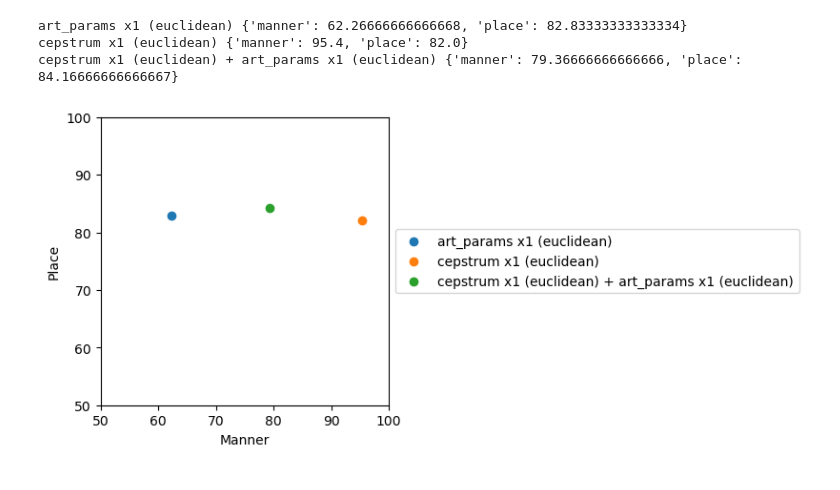
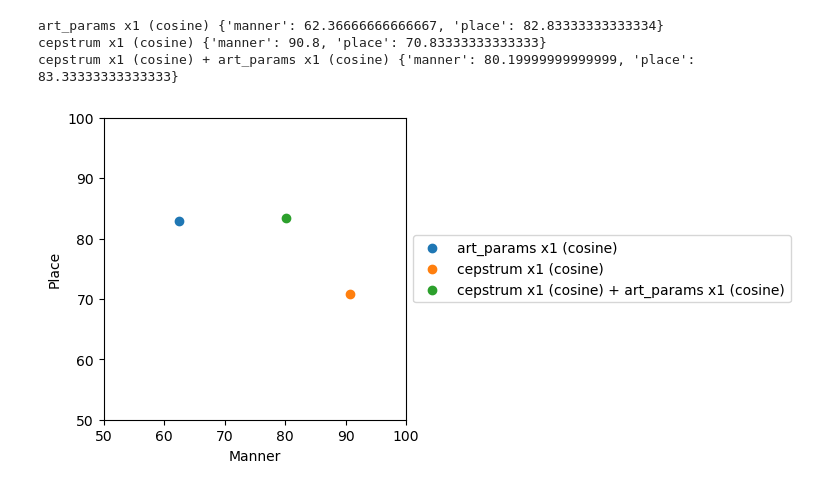
Before and after one commit to georgesma/agent, a Jupyter notebook: extras/abx_matrix.ipynb, the cells around one changed output. Cells and saved outputs as stored; diff of their text form; code cells hidden in the pictures.

```diff
--- a/extras/abx_matrix.ipynb
+++ b/extras/abx_matrix.ipynb
@@ -9,26 +9,27 @@ from lib.dataset_wrapper import Dataset
 from lib import abx_utils
 # %%
 DATASETS_NAME = ["pb2007"]
+DISTANCE_TYPE = "cosine"
 DISTANCES = [
     {
         "art_params": {
-            "metric": "euclidean",
+            "metric": DISTANCE_TYPE,
             "weight": 1,
         },
     },
     {
         "cepstrum": {
-            "metric": "euclidean",
+            "metric": DISTANCE_TYPE,
             "weight": 1,
         },
     },
     {
         "cepstrum": {
-            "metric": "euclidean",
+            "metric": DISTANCE_TYPE,
             "weight": 1,
         },
         "art_params": {
-            "metric": "euclidean",
+            "metric": DISTANCE_TYPE,
             "weight": 1,
         },
     },
@@ -80,29 +81,33 @@ for distance_signature, abx_matrix in abx_matrices.items():
 # %%
 colors = {
-    "art_params x1 (euclidean)": "tab:blue",
-    "cepstrum x1 (euclidean)": "tab:orange",
-    "cepstrum x1 (euclidean) + art_params x1 (euclidean)": "tab:green",
+    "art_params x1 (%s)" % DISTANCE_TYPE: "tab:blue",
+    "cepstrum x1 (%s)" % DISTANCE_TYPE: "tab:orange",
+    "cepstrum x1 (%s) + art_params x1 (%s)" % (DISTANCE_TYPE, DISTANCE_TYPE): "tab:green",
 }
 
-plt.figure(dpi=100)
+for dataset_name in DATASETS_NAME:
+    dataset = Dataset(dataset_name)
+    consonant_groups = dataset.phones_infos["consonant_groups"]
 
-ax = plt.subplot(aspect="equal")
-ax.set_xlim(50, 100)
-ax.set_ylim(50, 100)
-ax.set_xlabel("Manner")
-ax.set_ylabel("Place")
+    plt.figure(dpi=100)
 
-# ax.set_title(distance_signature)
+    ax = plt.subplot(aspect="equal")
+    ax.set_xlim(50, 100)
+    ax.set_ylim(50, 100)
+    ax.set_xlabel("Manner")
+    ax.set_ylabel("Place")
 
-for distance_signature, abx_matrix in abx_matrices.items():
-    groups_score = abx_utils.get_groups_score(consonants, abx_matrix, consonant_groups)
-    print(distance_signature, groups_score)
-    ax.scatter(groups_score["manner"], groups_score["place"], c=colors[distance_signature], label=distance_signature)
+    # ax.set_title(distance_signature)
 
-ax.legend(loc='center left', bbox_to_anchor=(1, 0.5))
-plt.show()
+    for distance_signature, abx_matrix in abx_matrices.items():
+        groups_score = abx_utils.get_groups_score(consonants, abx_matrix, consonant_groups)
+        print(distance_signature, groups_score)
+        ax.scatter(groups_score["manner"], groups_score["place"], c=colors[distance_signature], label=distance_signature)
+
+    ax.legend(loc='center left', bbox_to_anchor=(1, 0.5))
+    plt.show()
 # %% [output]
-art_params x1 (euclidean) {'manner': 62.26666666666668, 'place': 82.83333333333334}
-cepstrum x1 (euclidean) {'manner': 95.4, 'place': 82.0}
-cepstrum x1 (euclidean) + art_params x1 (euclidean) {'manner': 79.36666666666666, 'place': 84.16666666666667}
+art_params x1 (cosine) {'manner': 62.36666666666667, 'place': 82.83333333333334}
+cepstrum x1 (cosine) {'manner': 90.8, 'place': 70.83333333333333}
+cepstrum x1 (cosine) + art_params x1 (cosine) {'manner': 80.19999999999999, 'place': 83.33333333333333}
-[figure, old version]
+[figure, new version]
```
Also changed, not shown: parts of 1 cell of this notebook, 4 other files.
